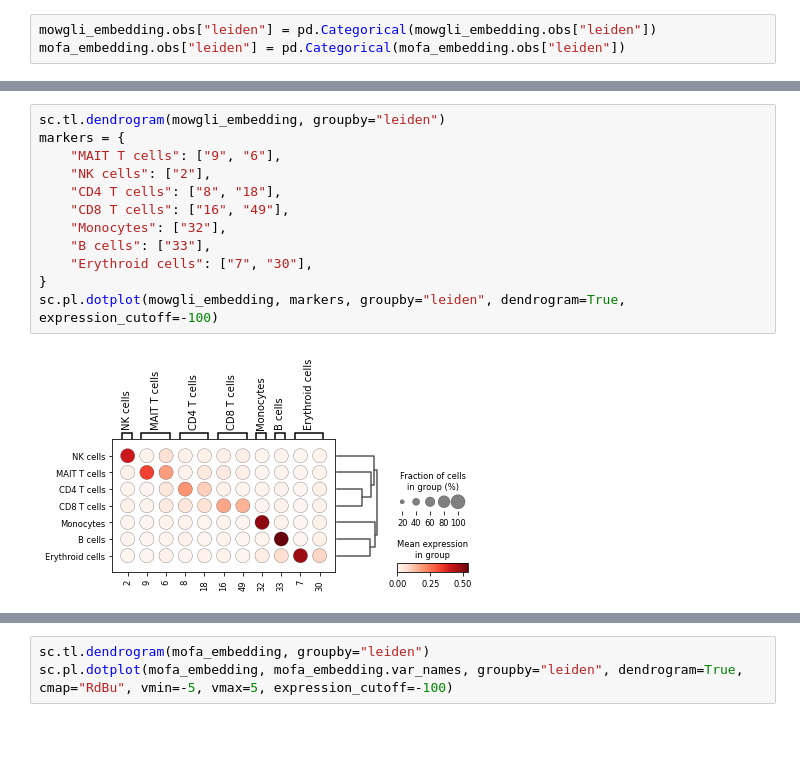
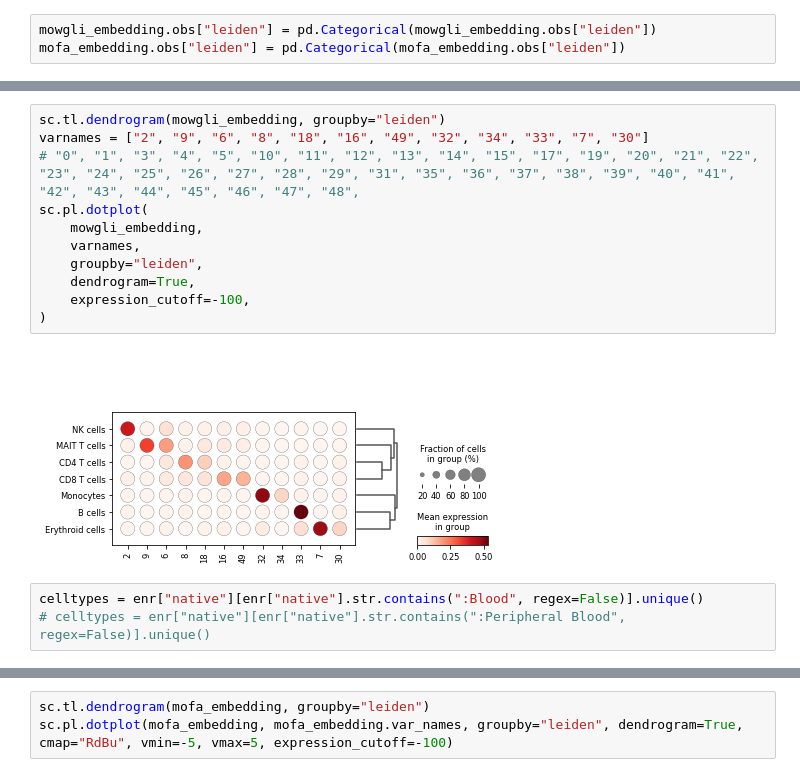
Before and after one commit to cantinilab/mowgli_reproducibility, a Jupyter notebook: visualize/visualize_enrichment.ipynb, the cells around one changed output, grey strips where cells are left out. Saved outputs shown, nothing was run; the diff lists cells and outputs as text; blank space fills up the shorter version.

```diff
--- a/visualize/visualize_enrichment.ipynb
+++ b/visualize/visualize_enrichment.ipynb
@@ -255,15 +240,17 @@ sc.pl.dotplot(mowgli_embedding, mowgli_embedding.var_names, groupby="leiden", de
 # %%
 sc.tl.dendrogram(mowgli_embedding, groupby="leiden")
-markers = {
-    "MAIT T cells": ["9", "6"],
-    "NK cells": ["2"],
-    "CD4 T cells": ["8", "18"],
-    "CD8 T cells": ["16", "49"],
-    "Monocytes": ["32"],
-    "B cells": ["33"],
-    "Erythroid cells": ["7", "30"],
-}
-sc.pl.dotplot(mowgli_embedding, markers, groupby="leiden", dendrogram=True, expression_cutoff=-100)
+varnames = ["2", "9", "6", "8", "18", "16", "49", "32", "34", "33", "7", "30"]
+# "0", "1", "3", "4", "5", "10", "11", "12", "13", "14", "15", "17", "19", "20", "21", "22", "23", "24", "25", "26", "27", "28", "29", "31", "35", "36", "37", "38", "39", "40", "41", "42", "43", "44", "45", "46", "47", "48",
+sc.pl.dotplot(
+    mowgli_embedding,
+    varnames,
+    groupby="leiden",
+    dendrogram=True,
+    expression_cutoff=-100,
+)
 # %% [output]
-[figure, old version]
+[figure, new version]
+# %%
+celltypes = enr["native"][enr["native"].str.contains(":Blood", regex=False)].unique()
+# celltypes = enr["native"][enr["native"].str.contains(":Peripheral Blood", regex=False)].unique()
 # %%
```
Also changed, not shown: parts of 22 cells of this notebook, 4 other files.
